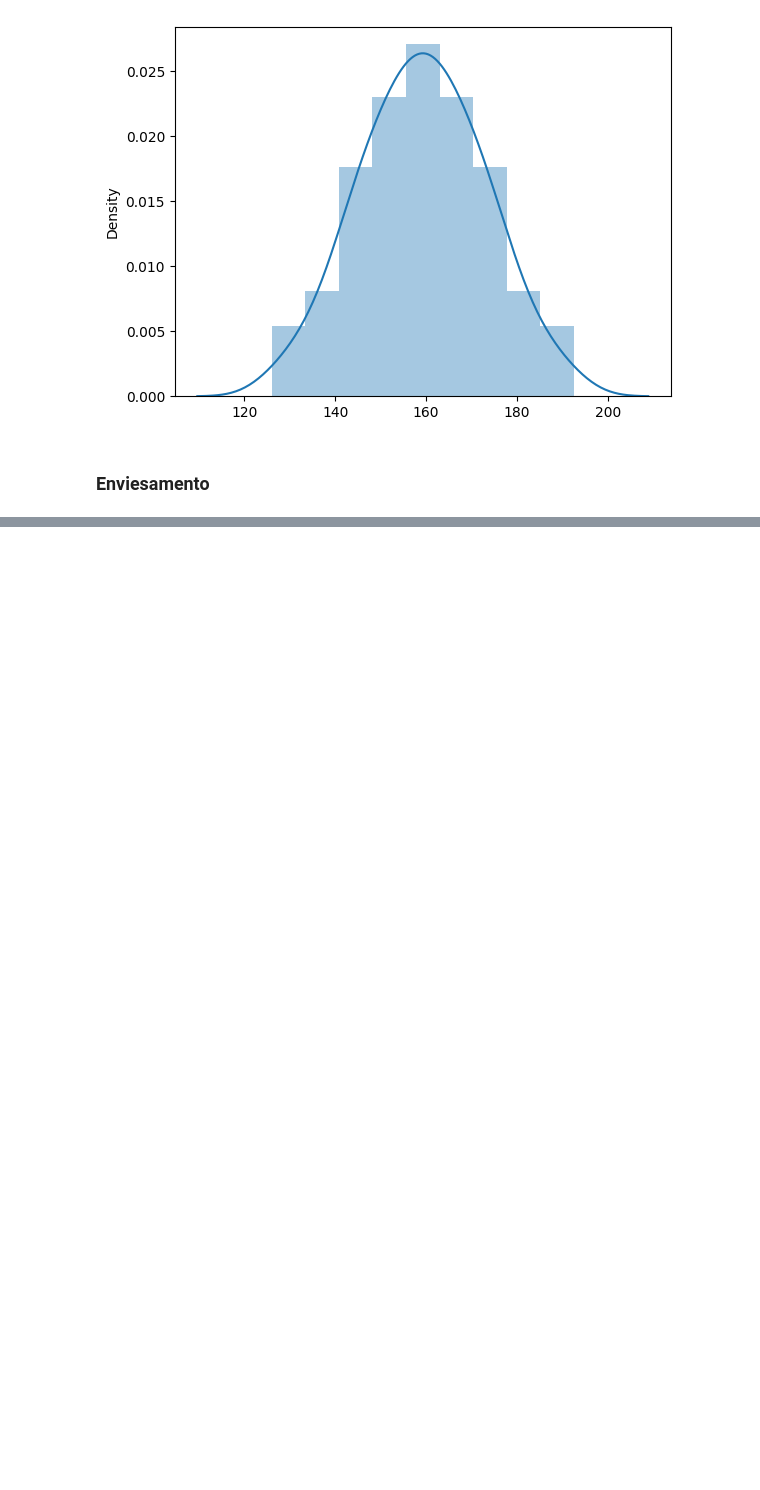
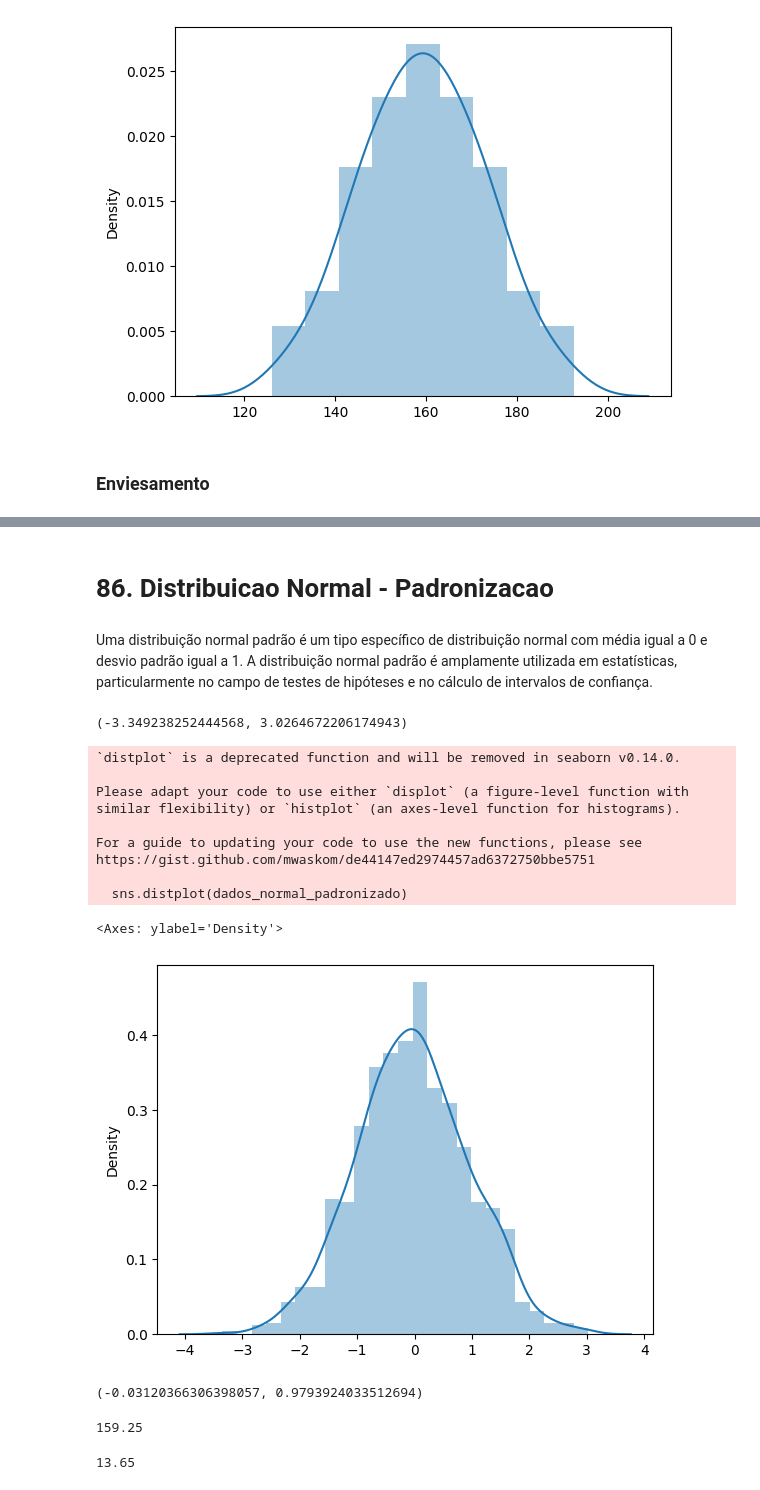
Before and after one commit to HammadN98/Curso_Estatistica, a Jupyter notebook: S6DistribuicoesEstatisticas.ipynb, the cells around one changed output, grey strips where cells are left out. Drawn from its saved outputs; the diff is of its cells as text; code cells hidden in the pictures; blank space fills up the shorter version.

```diff
--- a/S6DistribuicoesEstatisticas.ipynb
+++ b/S6DistribuicoesEstatisticas.ipynb
@@ -184,0 +187,39 @@ dados_normal_negativo.mean(), np.median(dados_normal_negativo), stats.mode(dados
+# %% [markdown]
+# 86. Distribuicao Normal - Padronizacao
+# %% [markdown]
+Uma distribuição normal padrão é um tipo específico de distribuição normal com média igual a 0 e desvio padrão igual a 1.
+A distribuição normal padrão é amplamente utilizada em estatísticas, particularmente no campo de testes de hipóteses e no cálculo de intervalos de confiança.
+# %%
+dados_normal_padronizado = np.random.standard_normal(size=1000)
+# %%
+min(dados_normal_padronizado), max(dados_normal_padronizado)
+# %% [output]
+(-3.349238252444568, 3.0264672206174943)
+# %%
+sns.distplot(dados_normal_padronizado)
+# %% [output]
+`distplot` is a deprecated function and will be removed in seaborn v0.14.0.
+
+Please adapt your code to use either `displot` (a figure-level function with
+similar flexibility) or `histplot` (an axes-level function for histograms).
+
+For a guide to updating your code to use the new functions, please see
+https://gist.github.com/mwaskom/de44147ed2974457ad6372750bbe5751
+
+  sns.distplot(dados_normal_padronizado)
+<Axes: ylabel='Density'>
+[figure, added]
+# %%
+dados_normal_padronizado.mean(), np.std(dados_normal_padronizado)
+# %% [output]
+(-0.03120366306398057, 0.9793924033512694)
+# %%
+media = dados.mean()
+media
+# %% [output]
+159.25
+# %%
+desvio_padrao = np.std(dados)
+desvio_padrao
+# %% [output]
+13.65
```
Also changed, not shown: parts of 10 cells of this notebook.
